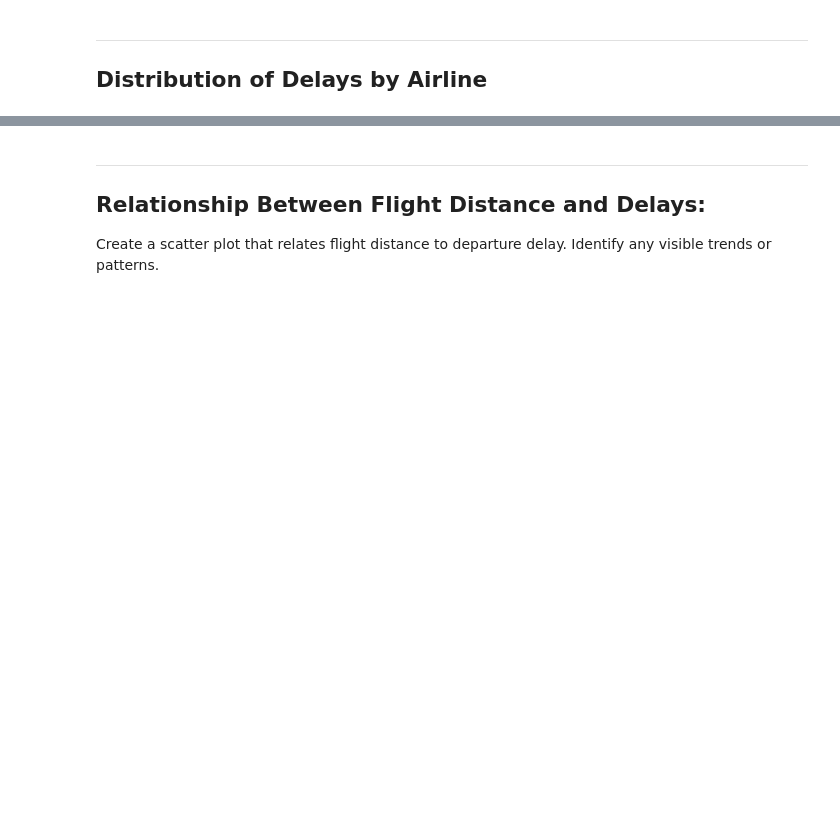
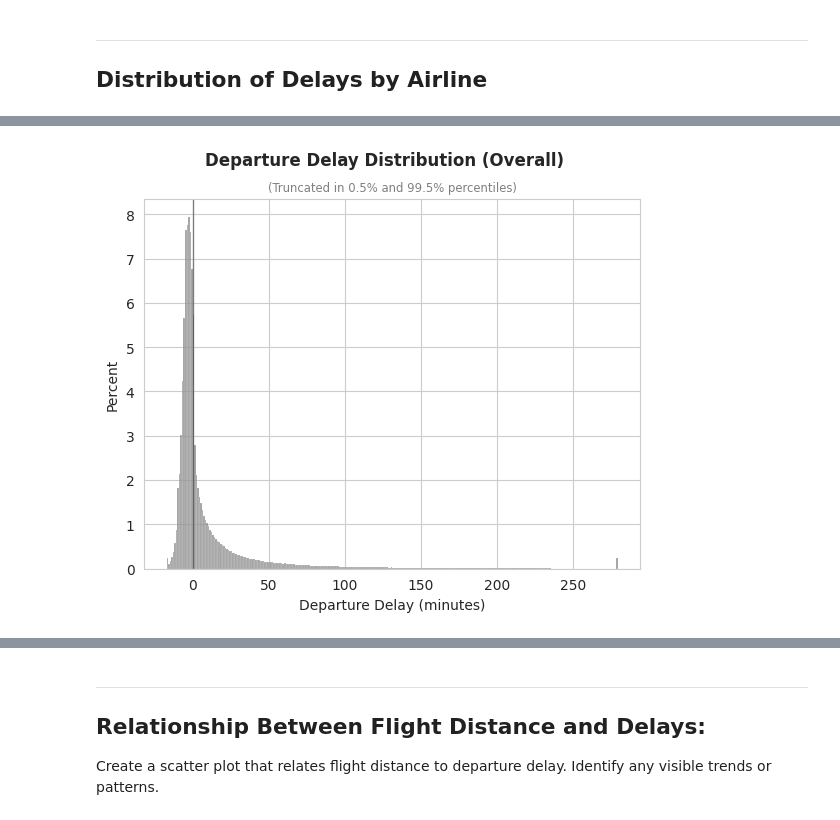
Before and after one commit to bmorbin/flights-delay, a Jupyter notebook: Cópia_de_D&N_Teste_de_Conhecimentos_em_Dados.ipynb, the cells around one changed output, grey strips where cells are left out. Drawn from its saved outputs; the diff is of its cells as text; code cells hidden in the pictures; blank space fills up the shorter version.

```diff
--- a/Cópia_de_D&N_Teste_de_Conhecimentos_em_Dados.ipynb
+++ b/Cópia_de_D&N_Teste_de_Conhecimentos_em_Dados.ipynb
@@ -806,0 +837,11 @@ app.run_server(debug=True, port='1', use_reloader=False)
+# %%
+# Notice that 99.5% of the values in DEPARTURE_DELAY are between the next range presented:
+DEPARTURE_DELAY_995p = tab_delays_airline.DEPARTURE_DELAY.quantile(q=[0.0025,0.9975]).to_list()
+print(DEPARTURE_DELAY_995p)
+
+print('Number of truncated informations: ',int(len(tab_delays_airline)*0.005))
+
+# So let's truncate the values and set all under and above the range
+tab_delays_airline['DEPARTURE_DELAYtrunc'] = tab_delays_airline.DEPARTURE_DELAY.copy()
+tab_delays_airline.DEPARTURE_DELAYtrunc[tab_delays_airline.DEPARTURE_DELAYtrunc>DEPARTURE_DELAY_995p[1]] = DEPARTURE_DELAY_995p[1]+1
+tab_delays_airline.DEPARTURE_DELAYtrunc[tab_delays_airline.DEPARTURE_DELAYtrunc<DEPARTURE_DELAY_995p[0]] = DEPARTURE_DELAY_995p[0]-1
@@ -806,0 +860,13 @@ app.run_server(debug=True, port='1', use_reloader=False)
+# %%
+# Departure delay distribution in percent (truncated in 0.005 and 0.995 percentiles)
+p = sns.histplot(tab_delays_airline.dropna(subset=['DEPARTURE_DELAYtrunc']),
+                  x="DEPARTURE_DELAYtrunc",
+                  stat='percent', binwidth=1, color='grey')
+p.axvline(x=0, color='black', alpha=0.4, linewidth=1)
+plt.xlabel("Departure Delay (minutes)")
+plt.ylabel("Percent")
+plt.suptitle('Departure Delay Distribution (Overall)', fontweight='bold')
+plt.title('(Truncated in 0.5% and 99.5% percentiles)', color='grey', fontsize='small')
+plt.show()
+# %% [output]
+[figure, added]
```
Also changed, not shown: parts of 13 cells of this notebook.
